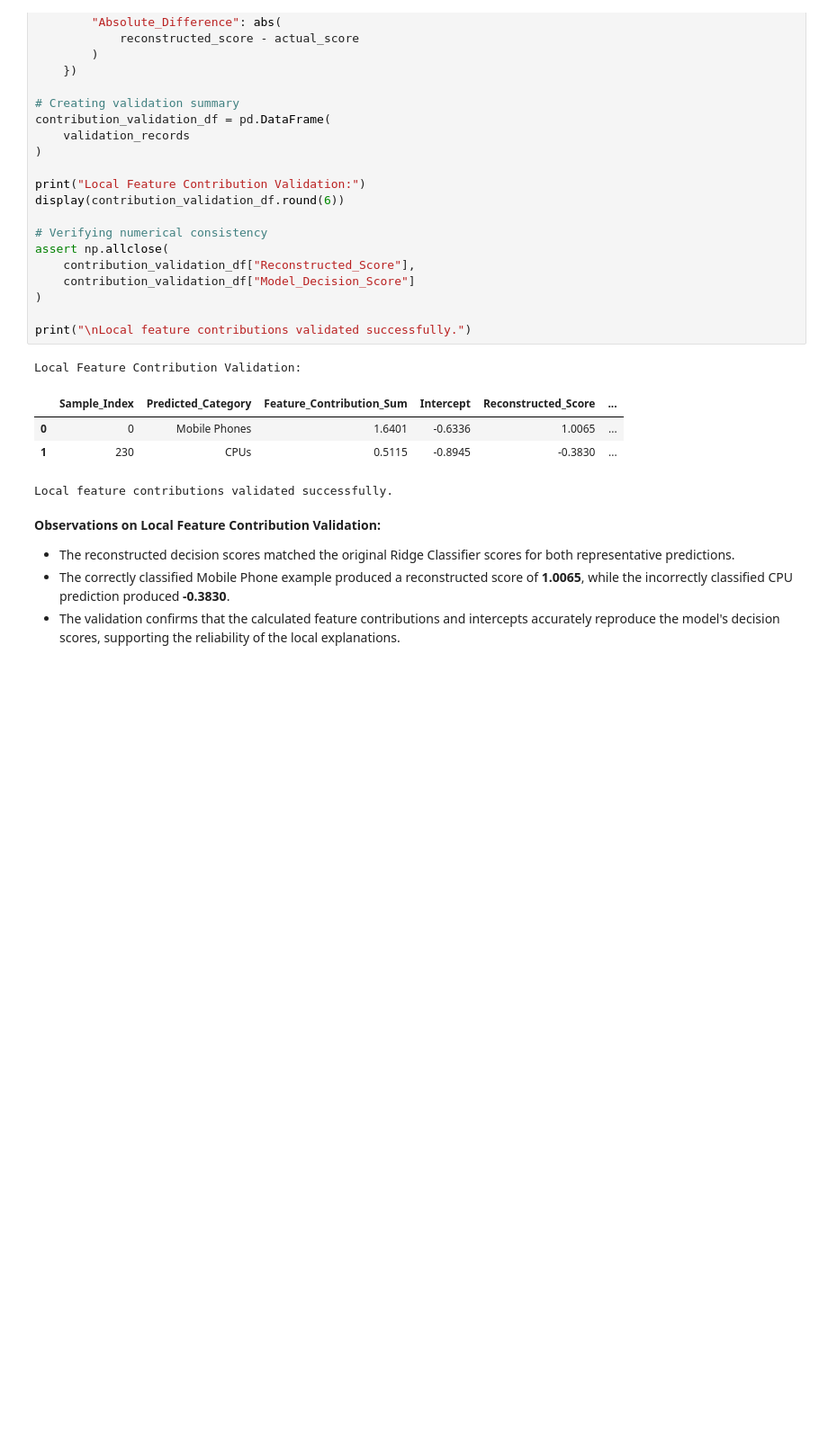
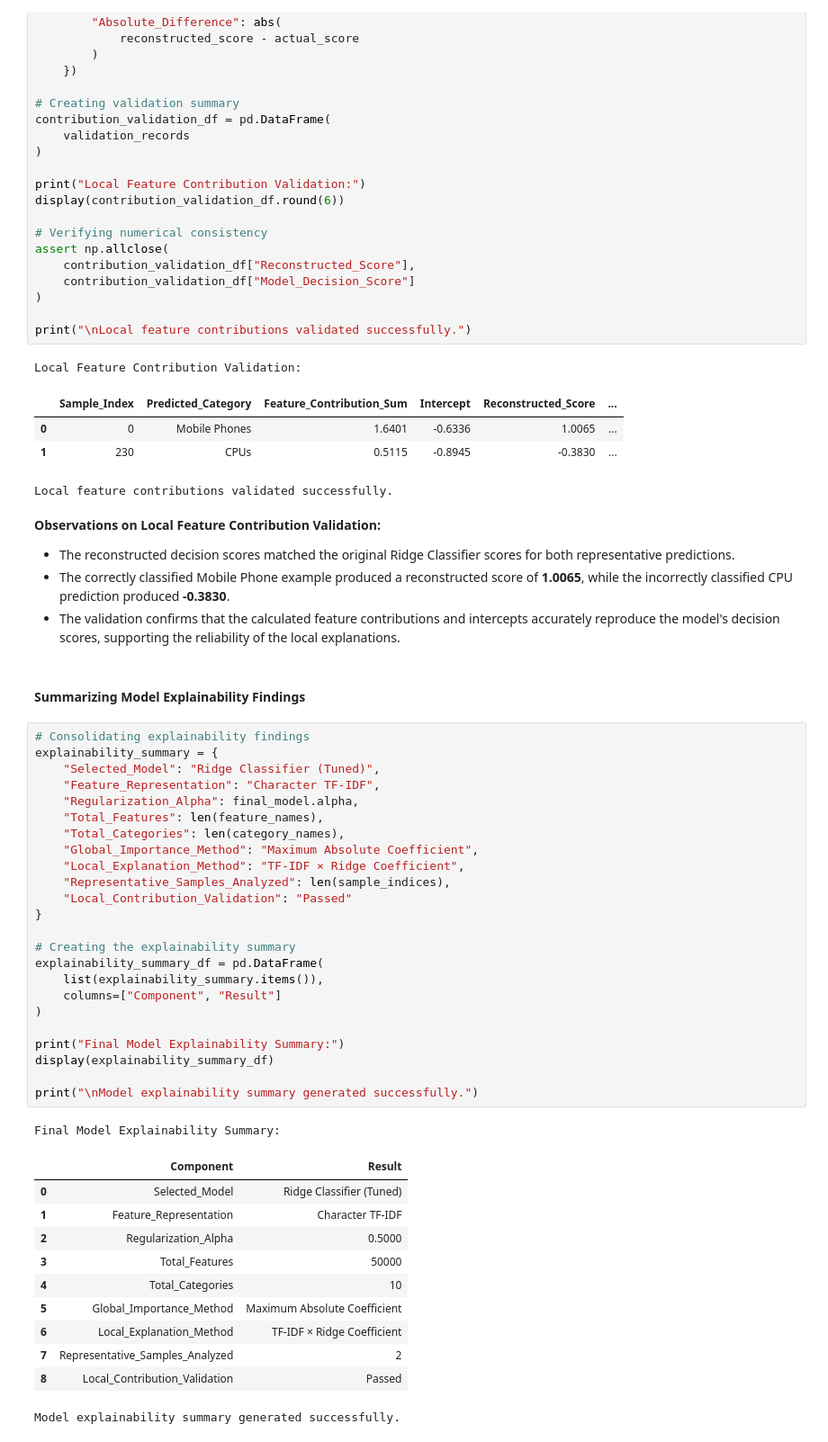
Before and after one commit to TejasMJ/Product-Taxonomy-Intelligence, a Jupyter notebook: notebooks/07_model_explainability.ipynb, the cells around one changed output. Shown at 90% size. Saved outputs shown, nothing was run; the diff lists cells and outputs as text; blank space fills up the shorter version.

Commit message:
Model Explainability summary added

```diff
--- a/notebooks/07_model_explainability.ipynb
+++ b/notebooks/07_model_explainability.ipynb
@@ -1023,3 +1023,42 @@ Local feature contributions validated successfully.
 - The reconstructed decision scores matched the original Ridge Classifier scores for both representative predictions.
 - The correctly classified Mobile Phone example produced a reconstructed score of **1.0065**, while the incorrectly classified CPU prediction produced **-0.3830**.
 - The validation confirms that the calculated feature contributions and intercepts accurately reproduce the model's decision scores, supporting the reliability of the local explanations.
+# %% [markdown]
+#### Summarizing Model Explainability Findings
+# %%
+# Consolidating explainability findings
+explainability_summary = {
+    "Selected_Model": "Ridge Classifier (Tuned)",
+    "Feature_Representation": "Character TF-IDF",
+    "Regularization_Alpha": final_model.alpha,
+    "Total_Features": len(feature_names),
+    "Total_Categories": len(category_names),
+    "Global_Importance_Method": "Maximum Absolute Coefficient",
+    "Local_Explanation_Method": "TF-IDF × Ridge Coefficient",
+    "Representative_Samples_Analyzed": len(sample_indices),
+    "Local_Contribution_Validation": "Passed"
+}
+
+# Creating the explainability summary
+explainability_summary_df = pd.DataFrame(
+    list(explainability_summary.items()),
+    columns=["Component", "Result"]
+)
+
+print("Final Model Explainability Summary:")
+display(explainability_summary_df)
+
+print("\nModel explainability summary generated successfully.")
+# %% [output]
+Final Model Explainability Summary:
+|  | Component | Result |
+| 0 | Selected_Model | Ridge Classifier (Tuned) |
+| 1 | Feature_Representation | Character TF-IDF |
+| 2 | Regularization_Alpha | 0.5000 |
+| 3 | Total_Features | 50000 |
+| 4 | Total_Categories | 10 |
+| 5 | Global_Importance_Method | Maximum Absolute Coefficient |
+| 6 | Local_Explanation_Method | TF-IDF × Ridge Coefficient |
+| 7 | Representative_Samples_Analyzed | 2 |
+| 8 | Local_Contribution_Validation | Passed |
+Model explainability summary generated successfully.
```
